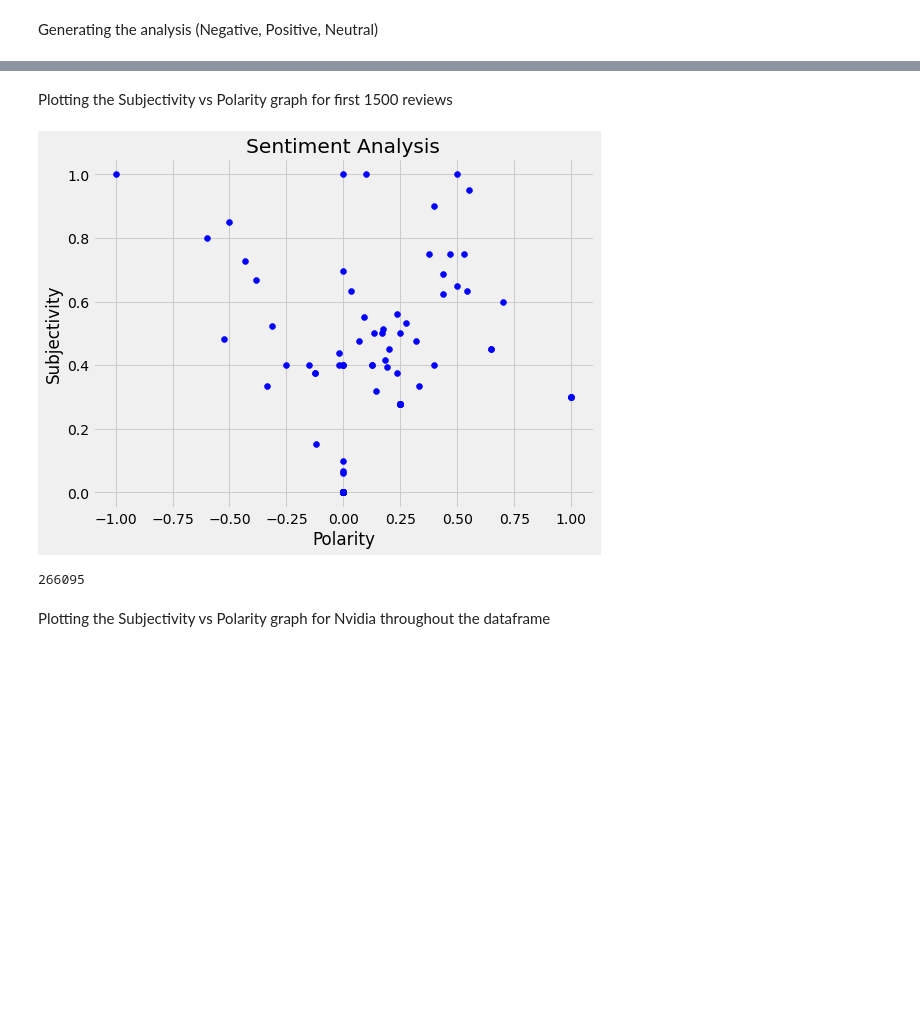
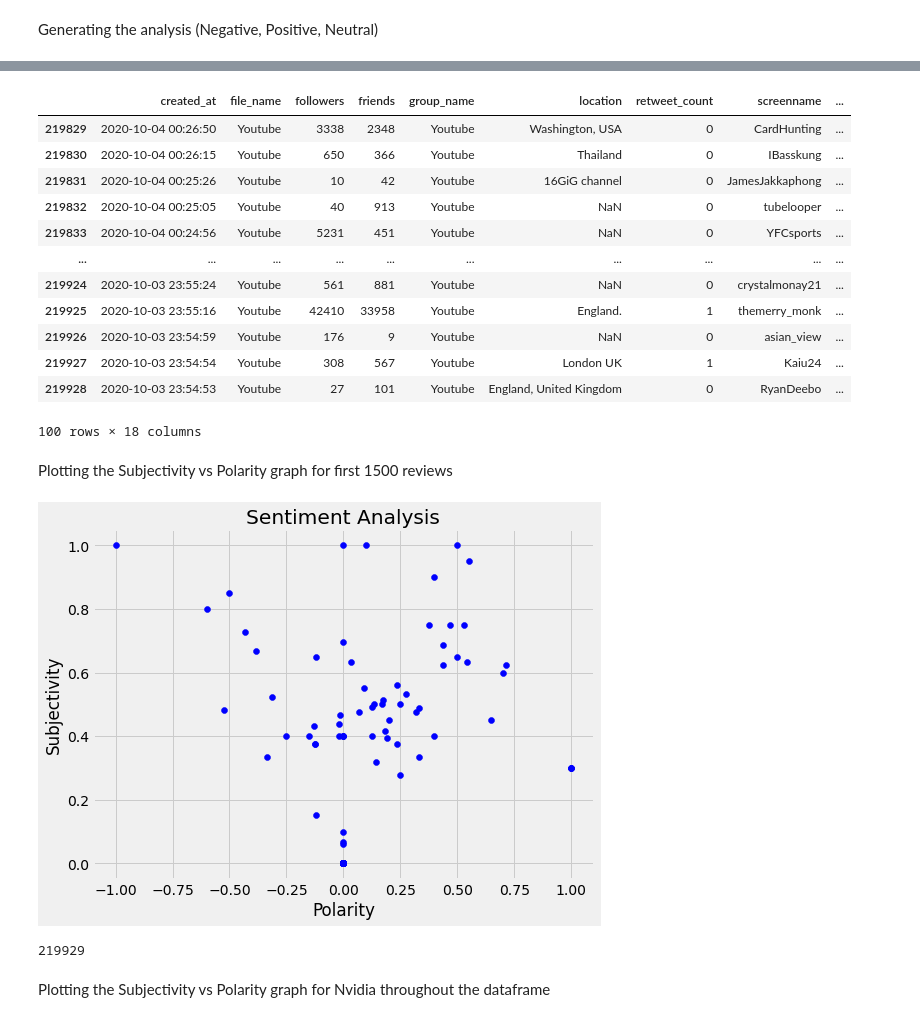
Before and after one commit to Arnav1511/OMSA, a Jupyter notebook: MajorProject.ipynb, the cells around one changed output, grey strips where cells are left out. Cells and saved outputs as stored; diff of their text form; code cells hidden in the pictures; blank space fills up the shorter version.

```diff
--- a/MajorProject.ipynb
+++ b/MajorProject.ipynb
@@ -239,3 +238,20 @@ df[['file_name', 'text', 'Subjectivity', 'NewPolarity','Analysis']].head(50)
+# %%
+df.reset_index(drop=True, inplace=True)
+df.tail(100)
+# %% [output]
+|  | created_at | file_name | followers | friends | group_name | location | retweet_count | screenname | ... |
+| 219829 | 2020-10-04 00:26:50 | Youtube | 3338 | 2348 | Youtube | Washington, USA | 0 | CardHunting | ... |
+| 219830 | 2020-10-04 00:26:15 | Youtube | 650 | 366 | Youtube | Thailand | 0 | IBasskung | ... |
+| 219831 | 2020-10-04 00:25:26 | Youtube | 10 | 42 | Youtube | 16GiG channel | 0 | JamesJakkaphong | ... |
+| 219832 | 2020-10-04 00:25:05 | Youtube | 40 | 913 | Youtube | NaN | 0 | tubelooper | ... |
+| 219833 | 2020-10-04 00:24:56 | Youtube | 5231 | 451 | Youtube | NaN | 0 | YFCsports | ... |
+| ... | ... | ... | ... | ... | ... | ... | ... | ... | ... |
+| 219924 | 2020-10-03 23:55:24 | Youtube | 561 | 881 | Youtube | NaN | 0 | crystalmonay21 | ... |
+| 219925 | 2020-10-03 23:55:16 | Youtube | 42410 | 33958 | Youtube | England. | 1 | themerry_monk | ... |
+| 219926 | 2020-10-03 23:54:59 | Youtube | 176 | 9 | Youtube | NaN | 0 | asian_view | ... |
+| 219927 | 2020-10-03 23:54:54 | Youtube | 308 | 567 | Youtube | London UK | 1 | Kaiu24 | ... |
+| 219928 | 2020-10-03 23:54:53 | Youtube | 27 | 101 | Youtube | England, United Kingdom | 0 | RyanDeebo | ... |
+100 rows × 18 columns
 # %% [markdown]
 Plotting the Subjectivity vs Polarity graph for first 1500 reviews
 # %%
@@ -243,17 +259,17 @@ Plotting the Subjectivity vs Polarity graph for first 1500 reviews
 plt.figure(figsize=(8,6))
 for i in range(0, 100):
   plt.scatter(df['NewPolarity'][i], df['Subjectivity'][i], color='Blue')
-
   plt.title('Sentiment Analysis')
   plt.xlabel('Polarity')
   plt.ylabel('Subjectivity')
+
 plt.show()
 # %% [output]
-[figure, old version]
+[figure, new version]
 # %%
 df.shape[0]
 # %% [output]
-266095
+219929
 # %% [markdown]
 Plotting the Subjectivity vs Polarity graph for Nvidia throughout the dataframe
 # %%
```
Also changed, not shown: parts of 28 cells of this notebook.
